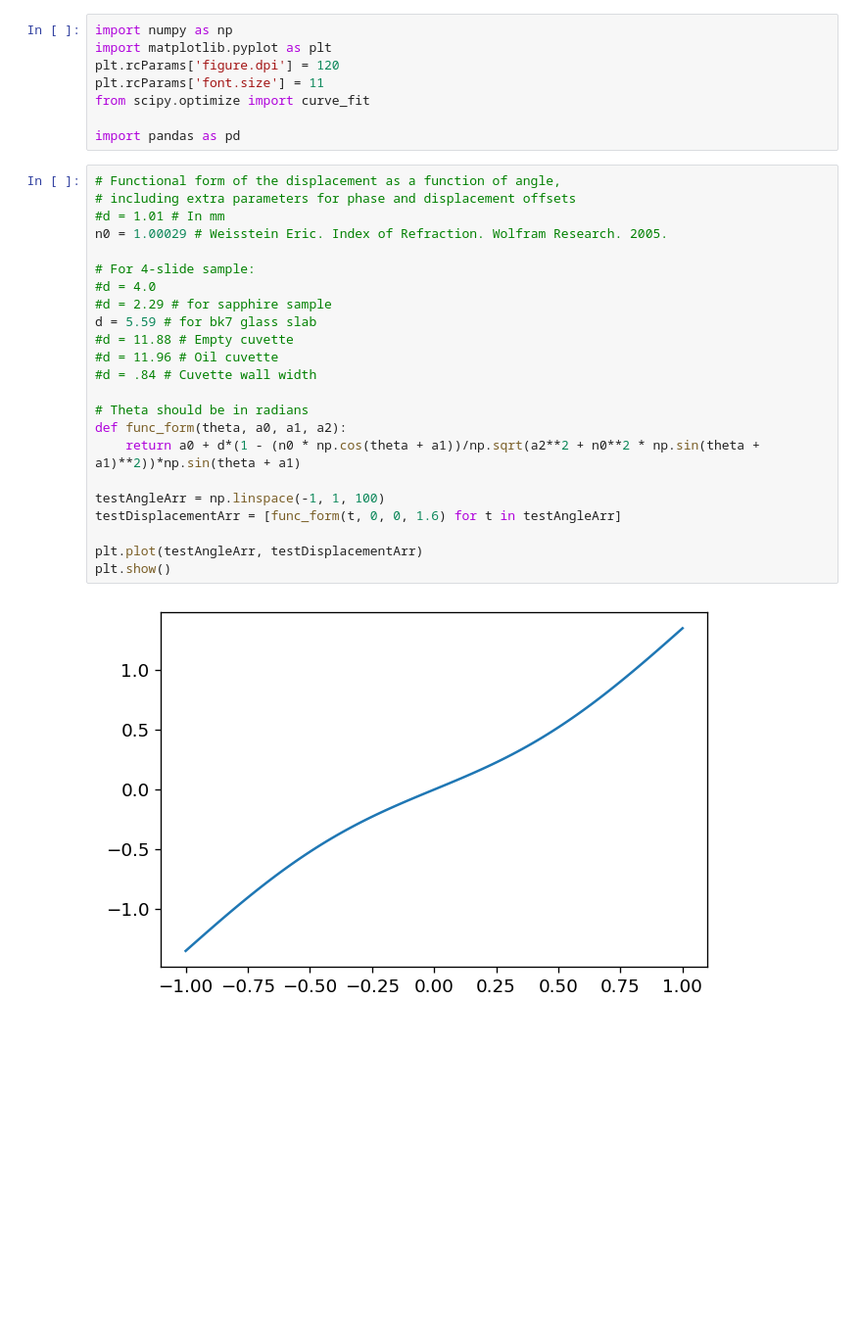
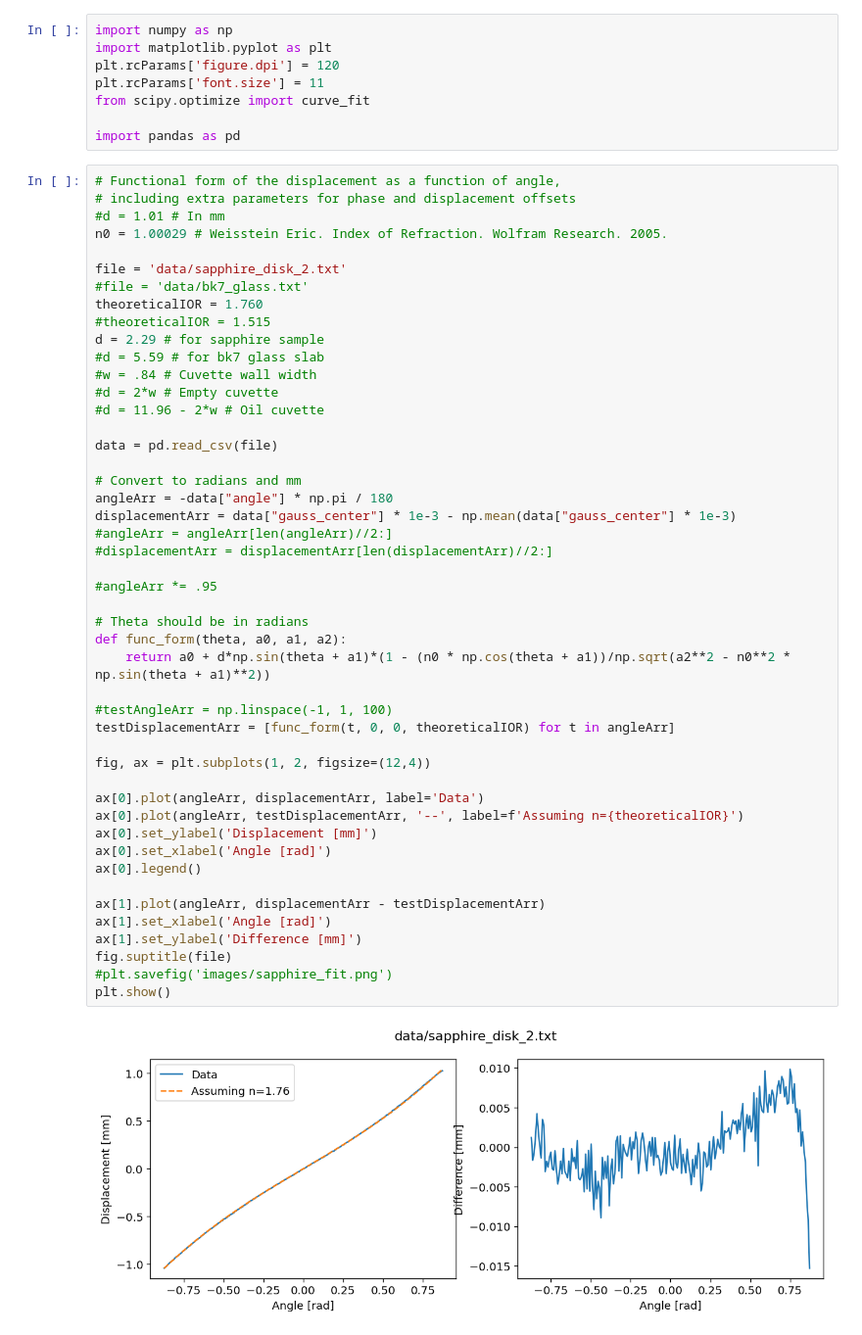
Before and after one commit to Jfeatherstone/IndexOfRefractionMeasurement, a Jupyter notebook: CurveFitting.ipynb, the cells around one changed output. Shown at 98% size. Drawn from its saved outputs; the diff is of its cells as text; blank space fills up the shorter version.

```diff
--- a/CurveFitting.ipynb
+++ b/CurveFitting.ipynb
@@ -9,25 +9,49 @@ import pandas as pd
 # %%
 # Functional form of the displacement as a function of angle,
 # including extra parameters for phase and displacement offsets
 #d = 1.01 # In mm
 n0 = 1.00029 # Weisstein Eric. Index of Refraction. Wolfram Research. 2005.
 
-# For 4-slide sample:
-#d = 4.0
-#d = 2.29 # for sapphire sample
-d = 5.59 # for bk7 glass slab
-#d = 11.88 # Empty cuvette
-#d = 11.96 # Oil cuvette
-#d = .84 # Cuvette wall width
+file = 'data/sapphire_disk_2.txt'
+#file = 'data/bk7_glass.txt'
+theoreticalIOR = 1.760
+#theoreticalIOR = 1.515
+d = 2.29 # for sapphire sample
+#d = 5.59 # for bk7 glass slab
+#w = .84 # Cuvette wall width
+#d = 2*w # Empty cuvette
+#d = 11.96 - 2*w # Oil cuvette
+
+data = pd.read_csv(file)
+
+# Convert to radians and mm
+angleArr = -data["angle"] * np.pi / 180
+displacementArr = data["gauss_center"] * 1e-3 - np.mean(data["gauss_center"] * 1e-3)
+#angleArr = angleArr[len(angleArr)//2:]
+#displacementArr = displacementArr[len(displacementArr)//2:]
+
+#angleArr *= .95
 
 # Theta should be in radians
 def func_form(theta, a0, a1, a2):
-    return a0 + d*(1 - (n0 * np.cos(theta + a1))/np.sqrt(a2**2 + n0**2 * np.sin(theta + a1)**2))*np.sin(theta + a1)
+    return a0 + d*np.sin(theta + a1)*(1 - (n0 * np.cos(theta + a1))/np.sqrt(a2**2 - n0**2 * np.sin(theta + a1)**2))
 
-testAngleArr = np.linspace(-1, 1, 100)
-testDisplacementArr = [func_form(t, 0, 0, 1.6) for t in testAngleArr]
+#testAngleArr = np.linspace(-1, 1, 100)
+testDisplacementArr = [func_form(t, 0, 0, theoreticalIOR) for t in angleArr]
 
-plt.plot(testAngleArr, testDisplacementArr)
+fig, ax = plt.subplots(1, 2, figsize=(12,4))
+
+ax[0].plot(angleArr, displacementArr, label='Data')
+ax[0].plot(angleArr, testDisplacementArr, '--', label=f'Assuming n={theoreticalIOR}')
+ax[0].set_ylabel('Displacement [mm]')
+ax[0].set_xlabel('Angle [rad]')
+ax[0].legend()
+
+ax[1].plot(angleArr, displacementArr - testDisplacementArr)
+ax[1].set_xlabel('Angle [rad]')
+ax[1].set_ylabel('Difference [mm]')
+fig.suptitle(file)
+#plt.savefig('images/sapphire_fit.png')
 plt.show()
 # %% [output]
-[figure, old version]
+[figure, new version]
```
Also changed, not shown: parts of 5 cells of this notebook, 8 other files.
